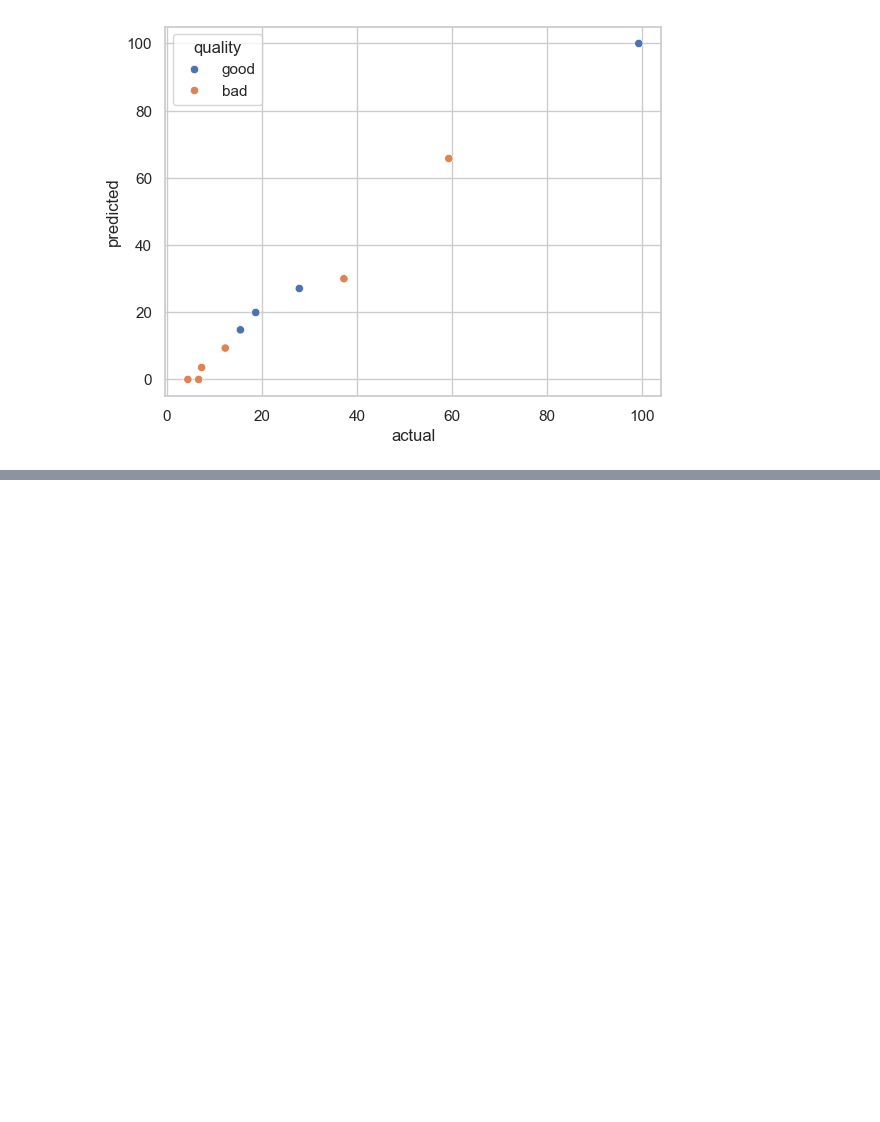
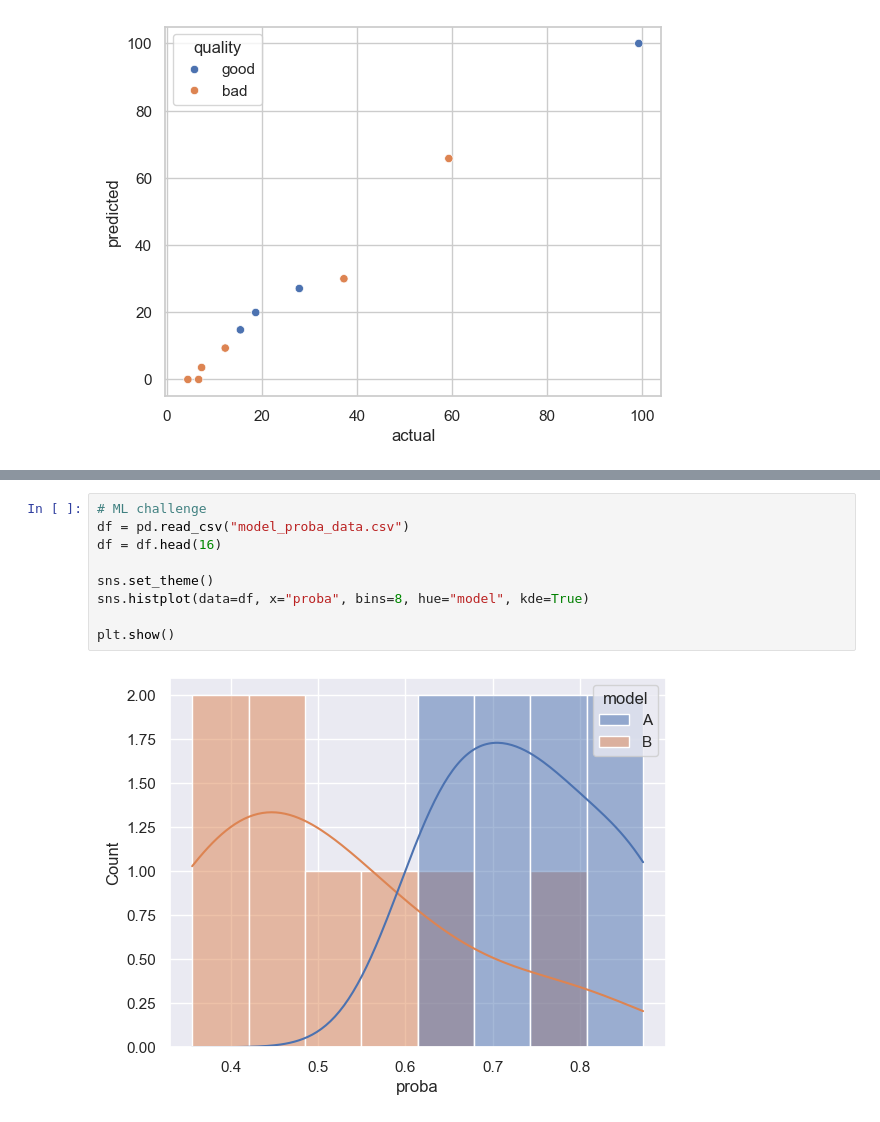
Before and after one commit to AkumaGPT/practice_seaborn, a Jupyter notebook: main.ipynb, the cells around one changed output, grey strips where cells are left out. Drawn from its saved outputs; the diff is of its cells as text; blank space fills up the shorter version.

```diff
--- a/main.ipynb
+++ b/main.ipynb
@@ -77,0 +113,11 @@ plt.show()
+# %%
+# ML challenge
+df = pd.read_csv("model_proba_data.csv")
+df = df.head(16)
+
+sns.set_theme()
+sns.histplot(data=df, x="proba", bins=8, hue="model", kde=True)
+
+plt.show()
+# %% [output]
+[figure, added]
```
Also changed, not shown: parts of 6 cells of this notebook.
